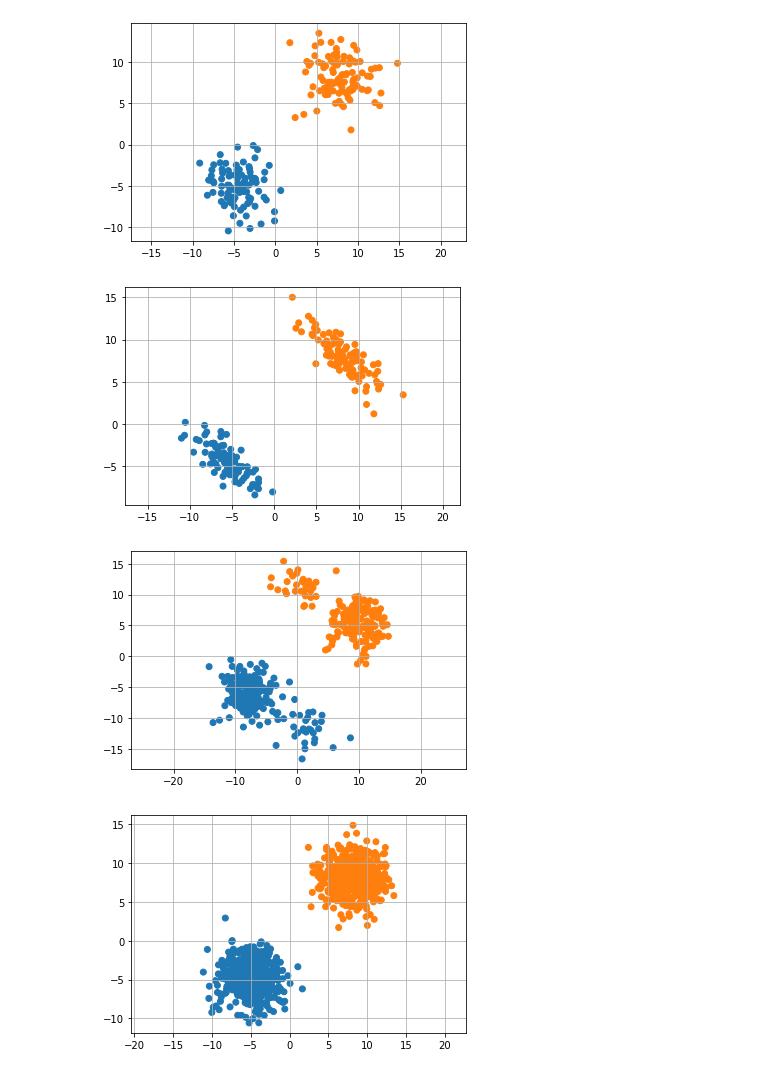
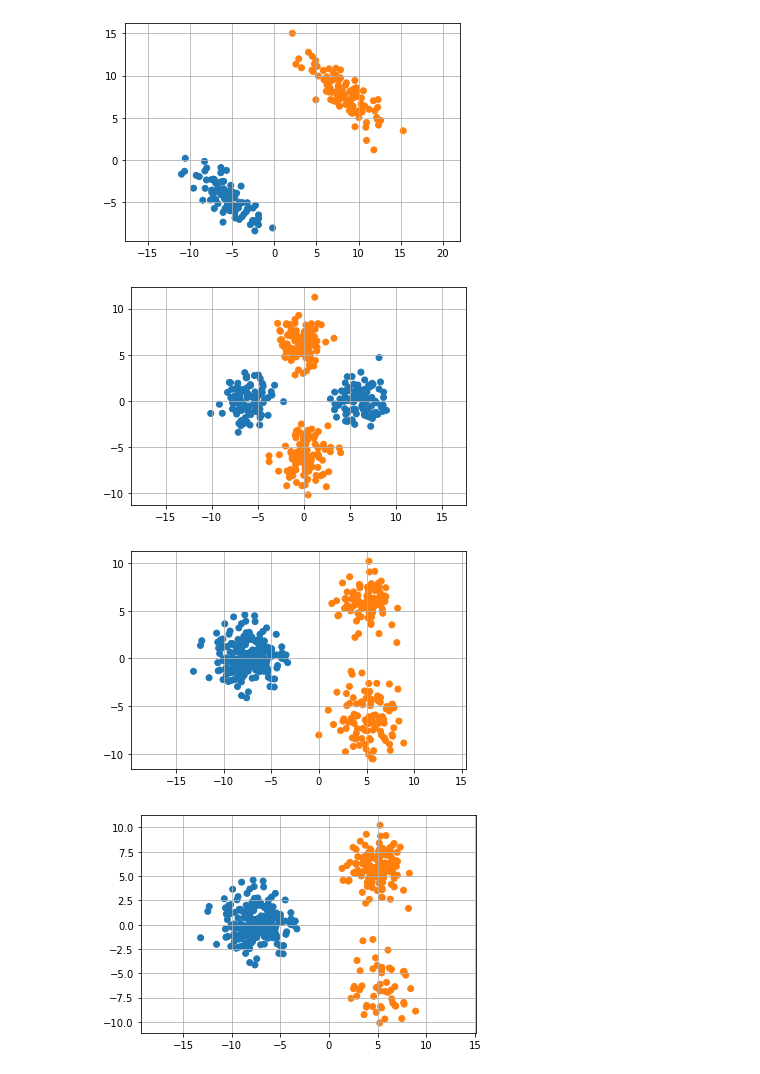
Before and after one commit to abuszydlik/model-shifts-with-dice, a Jupyter notebook: notebooks/synthetic_datasets.ipynb, the cells around one changed output. Cells and saved outputs as stored; diff of their text form; code cells hidden in the pictures.

Commit message:
Add generation of categorical datasets

```diff
--- a/notebooks/synthetic_datasets.ipynb
+++ b/notebooks/synthetic_datasets.ipynb
@@ -20,51 +43,53 @@ a_means = [np.array([-5.0, -5.0])]
 b_means = [np.array([8.0, 8.0])]
 
 # Class covariances
-cov = [np.array([[5, 0], [0, 5]])]
+cov = [np.array([[5, -4], [-4, 5]])]
 
-_ = generate_dataset(a_means, cov, b_means, cov, num_samples=200, file_name="../datasets/unimodal_dataset_1.csv")
+_ = generate_continuous_dataset(a_means, cov, [100], b_means, cov, [100],
+                     file_name="../datasets/skewed_distribution.csv")
 # %% [output]
-[figure, old version]
+[figure, new version]
 # %%
-np.random.seed(1)
+np.random.seed(3)
 
 # Class means
-a_means = [np.array([-5.0, -5.0])]
-b_means = [np.array([8.0, 8.0])]
+a_means = [np.array([-6.0, 0.0]), np.array([6.0, 0.0])]
+b_means = [np.array([0.0, -6.0]), np.array([0.0, 6.0])]
 
 # Class covariances
-cov = [np.array([[5, -4], [-4, 5]])]
+cov = [np.array([[2, 0], [0, 2]]), np.array([[2, 0], [0, 2]])]
 
-_ = generate_dataset(a_means, cov, b_means, cov, num_samples=200, file_name="../datasets/unimodal_dataset_2.csv")
+_ = generate_continuous_dataset(a_means, cov, [100, 100], b_means, cov, [100, 100],
+                     file_name="../datasets/plus_shaped.csv")
 # %% [output]
-[figure, old version]
+[figure, new version]
 # %%
-np.random.seed(1)
+np.random.seed(5)
 
 # Class means
-a_means = [np.array([-8.0, -6.0]), np.array([2.0, -12.0])]
-b_means = [np.array([10.0, 5.0]), np.array([0.0, 12.0])]
+a_means = [np.array([-7.5, 0.0])]
+b_means = [np.array([5.0, -6.0]), np.array([5.0, 6.0])]
 
 # Class covariances
-covs = [np.array([[5, 0], [0, 5]]), np.array([[4, 0], [0, 4]])]
+a_covs = [np.array([[3, 0], [0, 3]])]
+b_covs = [np.array([[4, 0], [0, 4]]), np.array([[2, 0], [0, 2]])]
 
-# Size of the larger peak
-p = 0.85
-
-_ = generate_dataset(a_means, covs, b_means, covs, num_samples=400,
-                     modality=[p, 1-p], file_name="../datasets/bimodal_dataset_1.csv")
+_ = generate_continuous_dataset(a_means, a_covs, [200], b_means, b_covs, [100, 100],
+                     file_name="../datasets/balanced_positive_clusters.csv")
 # %% [output]
-[figure, old version]
+[figure, new version]
 # %%
-np.random.seed(1)
+np.random.seed(5)
 
 # Class means
-a_means = [np.array([-5.0, -5.0])]
-b_means = [np.array([8.0, 8.0])]
+a_means = [np.array([-7.5, 0.0])]
+b_means = [np.array([5.0, -6.0]), np.array([5.0, 6.0])]
 
 # Class covariances
-cov = [np.array([[4, 0], [0, 4]])]
+a_covs = [np.array([[3, 0], [0, 3]])]
+b_covs = [np.array([[4, 0], [0, 4]]), np.array([[2, 0], [0, 2]])]
 
-_ = generate_dataset(a_means, cov, b_means, cov, num_samples=1000, file_name="../datasets/unimodal_dataset_3.csv")
+_ = generate_continuous_dataset(a_means, a_covs, [200], b_means, b_covs, [50, 150],
+                     file_name="../datasets/unbalanced_positive_clusters.csv")
 # %% [output]
-[figure, old version]
+[figure, new version]
```
Also changed, not shown: parts of 6 cells of this notebook, 5 other files.
